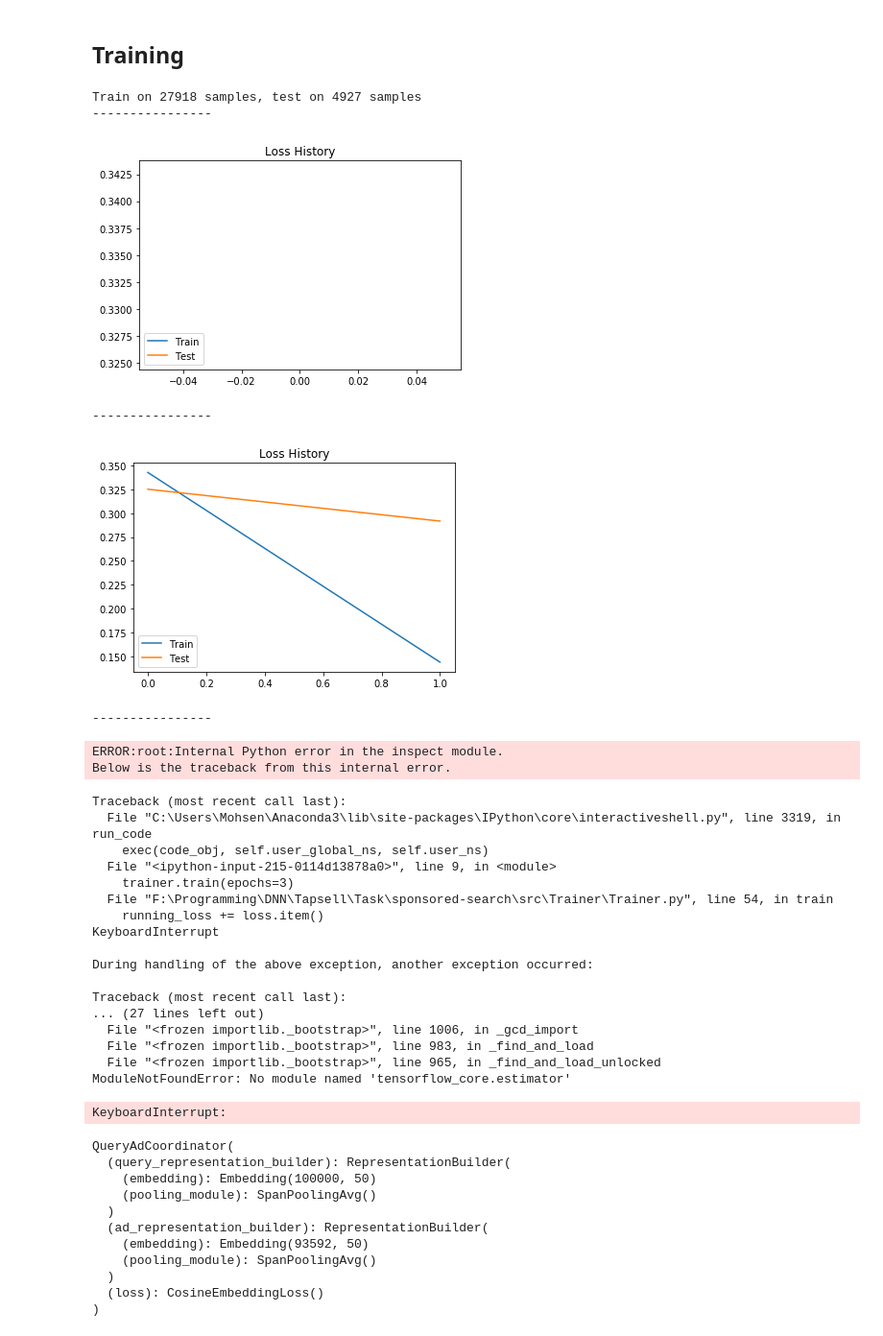
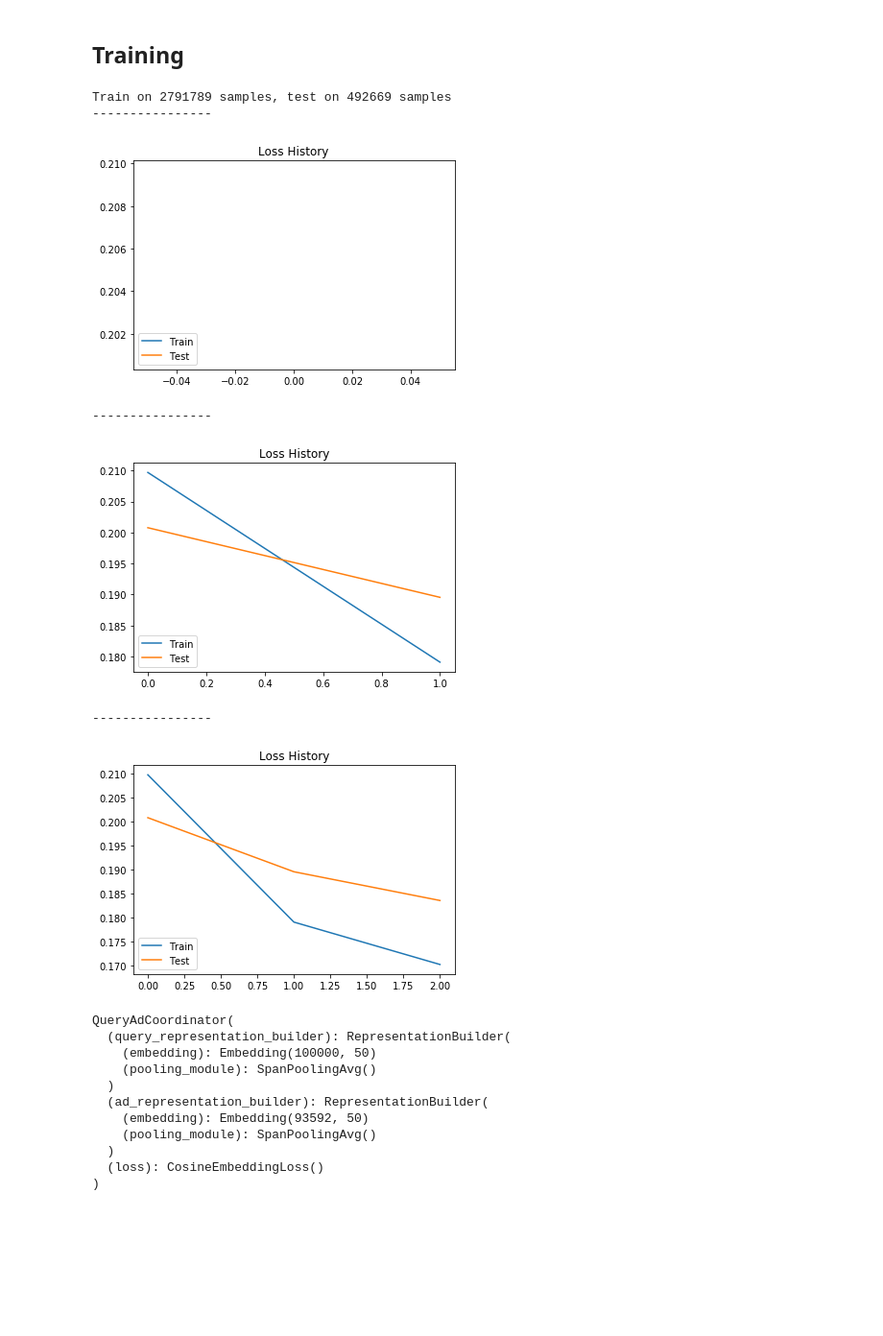
Before and after one commit to mohsenfayyaz/sponsored-search, a Jupyter notebook: query_ad.ipynb, the cells around one changed output. Shown: that part at 96% size. Drawn from its saved outputs; the diff is of its cells as text; code cells hidden in the pictures; blank space fills up the shorter version.

```diff
--- a/query_ad.ipynb
+++ b/query_ad.ipynb
@@ -37,7 +37,7 @@ Preparing dataset for training
 # %%
 from src.Trainer.DatasetHandler import DatasetHandler
 
-dataset_handler = DatasetHandler("data/data2.pkl", frac=0.001)
+dataset_handler = DatasetHandler("data/data2.pkl", frac=0.1)
 # %% [output]
 Loading tokenizer...
 Reading input file...
@@ -83,40 +83,22 @@ DatasetDict({
 # %%
 import src.Trainer.RepresentationBuilder
 reload(src.Trainer.RepresentationBuilder)
 import src.Trainer.QueryAdCoordinator
 reload(src.Trainer.QueryAdCoordinator)
 import src.Trainer.Trainer
 reload(src.Trainer.Trainer)
 
-trainer = src.Trainer.Trainer.Trainer(embedding_dim=50, dataset_handler=dataset_handler, learning_rate=LEARNING_RATE)
+trainer = src.Trainer.Trainer.Trainer(embedding_dim=50, dataset_handler=dataset_handler,
+                                      learning_rate=LEARNING_RATE, device="cuda")
 trainer.train(epochs=3)
 # %% [output]
-Train on 27918 samples, test on 4927 samples
+Train on 2791789 samples, test on 492669 samples
 ----------------
-[figure, old version]
+[figure, new version]
 ----------------
-[figure, old version]
+[figure, new version]
 ----------------
-ERROR:root:Internal Python error in the inspect module.
-Below is the traceback from this internal error.
-Traceback (most recent call last):
-  File "C:\Users\Mohsen\Anaconda3\lib\site-packages\IPython\core\interactiveshell.py", line 3319, in run_code
-    exec(code_obj, self.user_global_ns, self.user_ns)
-  File "<ipython-input-215-0114d13878a0>", line 9, in <module>
-    trainer.train(epochs=3)
-  File "F:\Programming\DNN\Tapsell\Task\sponsored-search\src\Trainer\Trainer.py", line 54, in train
-    running_loss += loss.item()
-KeyboardInterrupt
-
-During handling of the above exception, another exception occurred:
-
-Traceback (most recent call last):
-... (27 lines left out)
-  File "<frozen importlib._bootstrap>", line 1006, in _gcd_import
-  File "<frozen importlib._bootstrap>", line 983, in _find_and_load
-  File "<frozen importlib._bootstrap>", line 965, in _find_and_load_unlocked
-ModuleNotFoundError: No module named 'tensorflow_core.estimator'
-KeyboardInterrupt:
+[figure, added]
 # %%
 trainer.query_ad_coordinator
 # %% [output]
```
Also changed, not shown: parts of 3 cells of this notebook, 1 other file.
